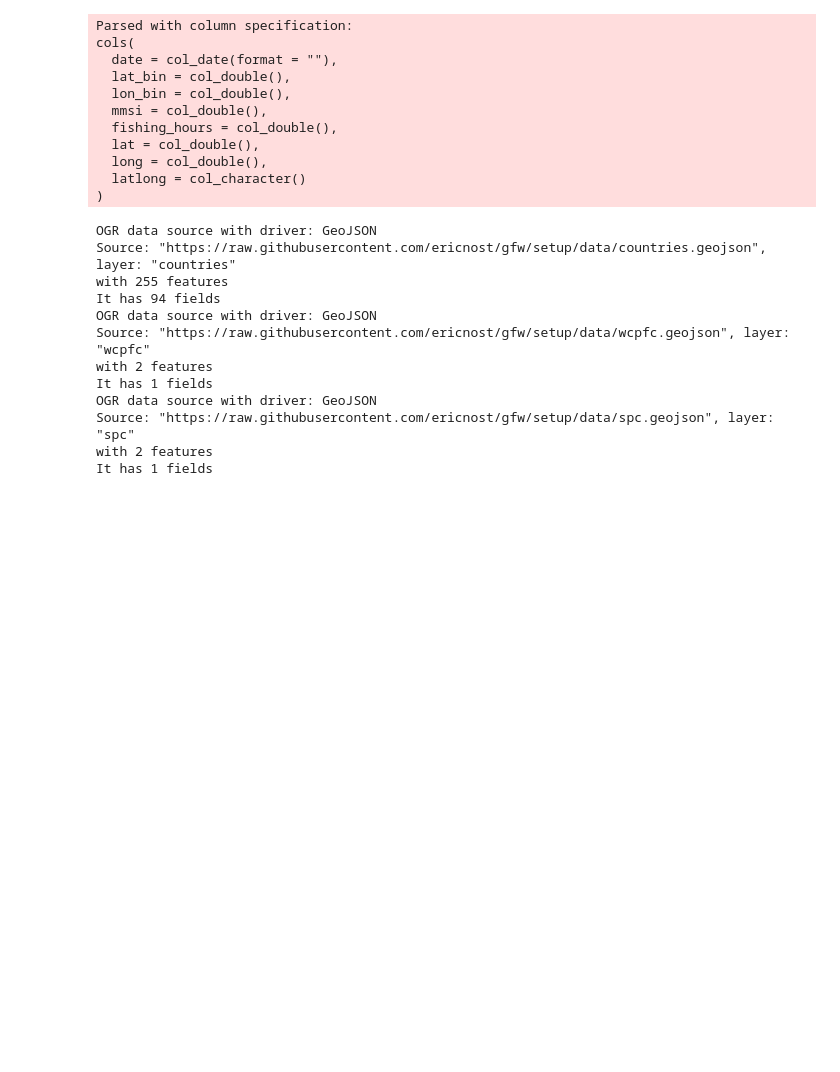
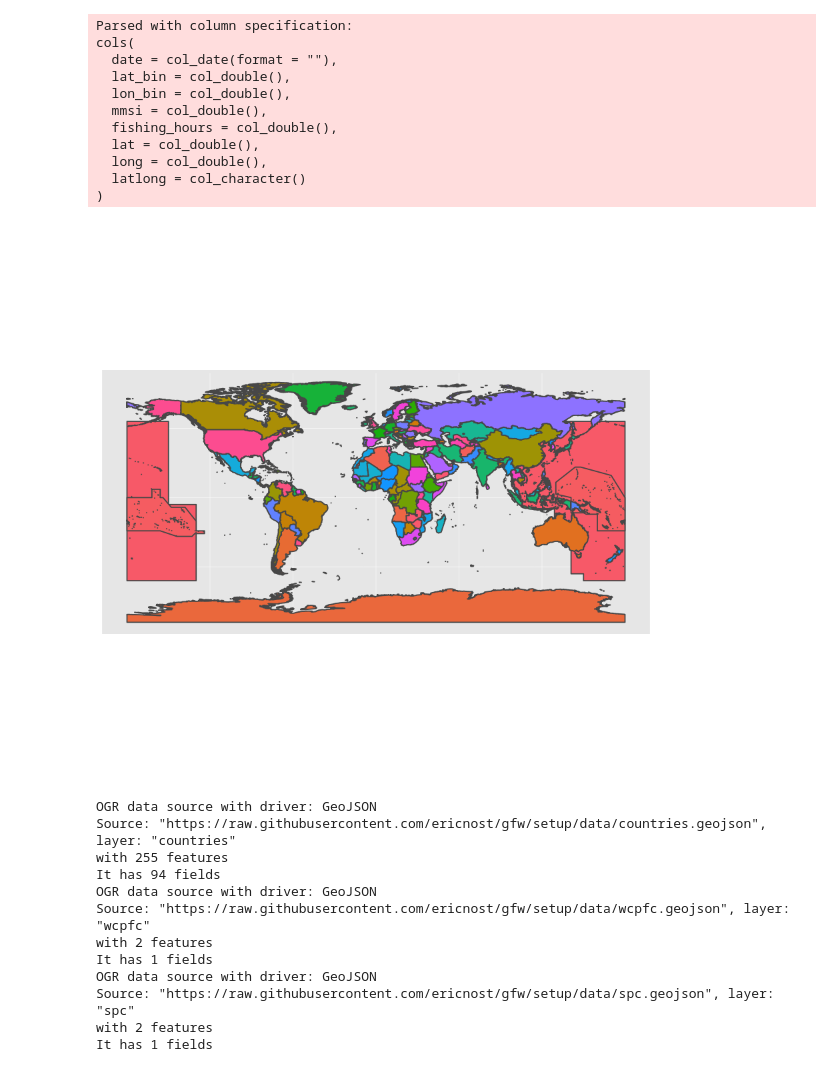
Before and after one commit to ericnost/gfw, a Jupyter notebook: gfw_analysis.ipynb, the cells around one changed output. Cells and saved outputs as stored; diff of their text form; code cells hidden in the pictures; blank space fills up the shorter version.

```diff
--- a/gfw_analysis.ipynb
+++ b/gfw_analysis.ipynb
@@ -29,5 +42,18 @@ cols(
   long = col_double(),
   latlong = col_character()
 )
+# %%
+countries <- read_sf("https://raw.githubusercontent.com/ericnost/gfw/setup/data/countries.geojson")
+wcpfc_map <- read_sf("https://raw.githubusercontent.com/ericnost/gfw/setup/data/wcpfc.geojson")
+spc <- read_sf("https://raw.githubusercontent.com/ericnost/gfw/setup/data/spc.geojson")
+# %%
+map = ggplot() +
+geom_sf(data = wcpfc_map, aes(fill = blue)) +
+geom_sf(data = spc, aes(fill = green)) +
+geom_sf(data = countries, aes(fill = NAME)) +
+theme(legend.position = "none")
+map
+# %% [output]
+[figure, added]
 # %%
 #load geographies
```
Also changed, not shown: parts of 22 cells of this notebook, 1 other file.
